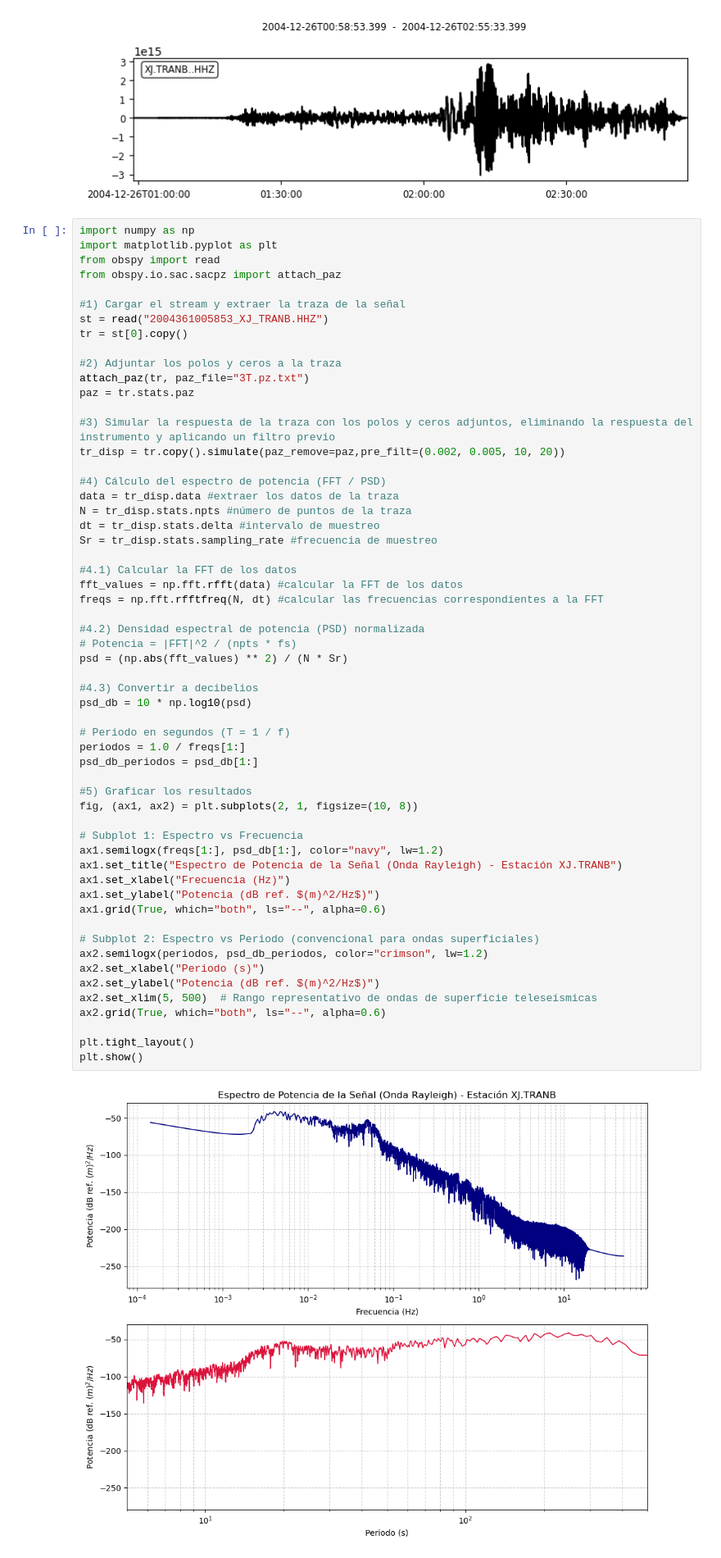
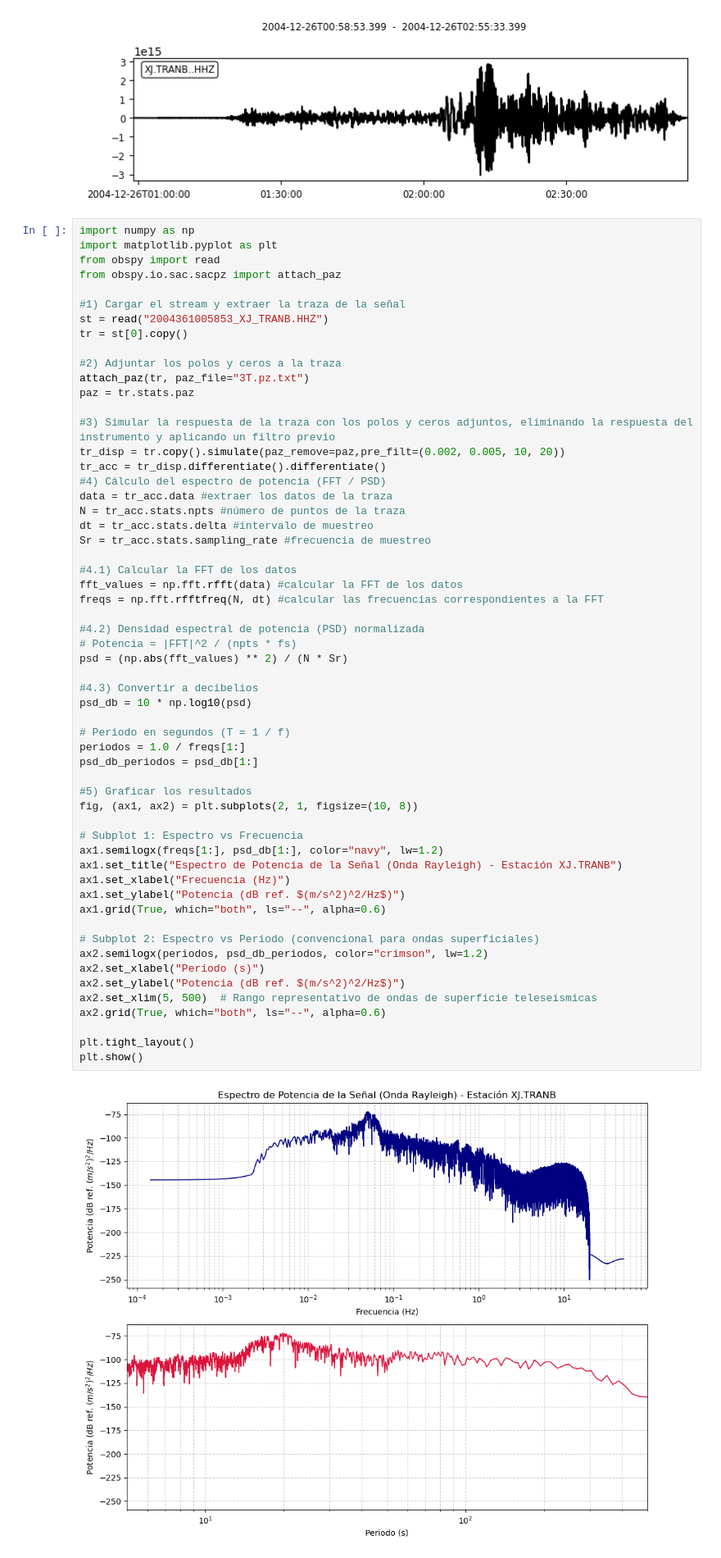
Before and after one commit to CristopherSanchezA/Geofisica-Python, a Jupyter notebook: Análisis_Datos_Sismológicos/ADS_P_04.ipynb, the cells around one changed output. Shown at 82% size. Drawn from its saved outputs; the diff is of its cells as text.

```diff
--- a/Análisis_Datos_Sismológicos/ADS_P_04.ipynb
+++ b/Análisis_Datos_Sismológicos/ADS_P_04.ipynb
@@ -159,12 +159,12 @@ paz = tr.stats.paz
 
 #3) Simular la respuesta de la traza con los polos y ceros adjuntos, eliminando la respuesta del instrumento y aplicando un filtro previo
 tr_disp = tr.copy().simulate(paz_remove=paz,pre_filt=(0.002, 0.005, 10, 20))
-
+tr_acc = tr_disp.differentiate().differentiate()
 #4) Cálculo del espectro de potencia (FFT / PSD)
-data = tr_disp.data #extraer los datos de la traza
-N = tr_disp.stats.npts #número de puntos de la traza
-dt = tr_disp.stats.delta #intervalo de muestreo
-Sr = tr_disp.stats.sampling_rate #frecuencia de muestreo
+data = tr_acc.data #extraer los datos de la traza
+N = tr_acc.stats.npts #número de puntos de la traza
+dt = tr_acc.stats.delta #intervalo de muestreo
+Sr = tr_acc.stats.sampling_rate #frecuencia de muestreo
 
 #4.1) Calcular la FFT de los datos
 fft_values = np.fft.rfft(data) #calcular la FFT de los datos
@@ -172,35 +172,35 @@ freqs = np.fft.rfftfreq(N, dt) #calcular las frecuencias correspondientes a la F
 
 #4.2) Densidad espectral de potencia (PSD) normalizada
 # Potencia = |FFT|^2 / (npts * fs)
 psd = (np.abs(fft_values) ** 2) / (N * Sr)
 
 #4.3) Convertir a decibelios
 psd_db = 10 * np.log10(psd)
 
 # Periodo en segundos (T = 1 / f)
 periodos = 1.0 / freqs[1:]
 psd_db_periodos = psd_db[1:]
 
 #5) Graficar los resultados
 fig, (ax1, ax2) = plt.subplots(2, 1, figsize=(10, 8))
 
 # Subplot 1: Espectro vs Frecuencia
 ax1.semilogx(freqs[1:], psd_db[1:], color="navy", lw=1.2)
 ax1.set_title("Espectro de Potencia de la Señal (Onda Rayleigh) - Estación XJ.TRANB")
 ax1.set_xlabel("Frecuencia (Hz)")
-ax1.set_ylabel("Potencia (dB ref. $(m)^2/Hz$)")
+ax1.set_ylabel("Potencia (dB ref. $(m/s^2)^2/Hz$)")
 ax1.grid(True, which="both", ls="--", alpha=0.6)
 
 # Subplot 2: Espectro vs Periodo (convencional para ondas superficiales)
 ax2.semilogx(periodos, psd_db_periodos, color="crimson", lw=1.2)
 ax2.set_xlabel("Periodo (s)")
-ax2.set_ylabel("Potencia (dB ref. $(m)^2/Hz$)")
+ax2.set_ylabel("Potencia (dB ref. $(m/s^2)^2/Hz$)")
 ax2.set_xlim(5, 500)  # Rango representativo de ondas de superficie teleseísmicas
 ax2.grid(True, which="both", ls="--", alpha=0.6)
 
 plt.tight_layout()
 plt.show()
 # %% [output]
-[figure, old version]
+[figure, new version]
 # %% [markdown]
 Peak de potencia (en dB) de la onda Rayleigh a los 20s de periodo, esto en frecuencia corresponde a 0.05Hz (peak local en color azul).
```
Also changed, not shown: 38 other files.
